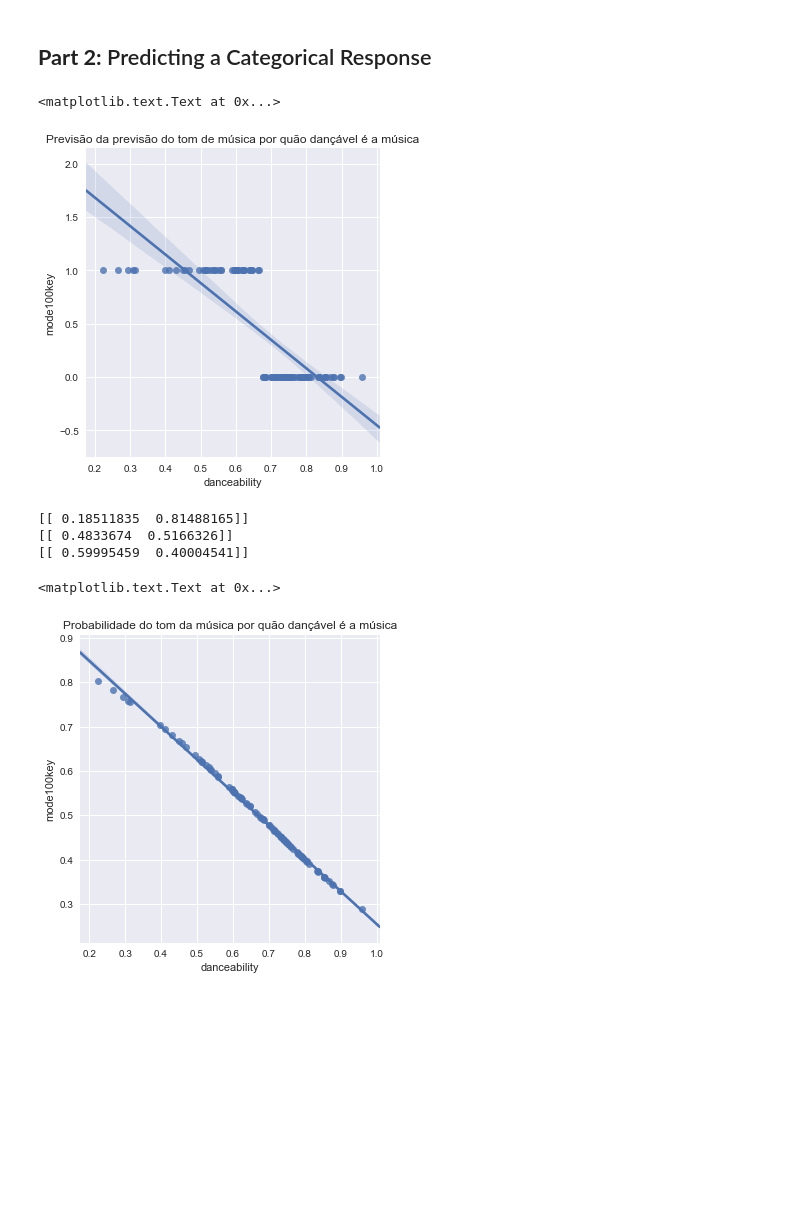
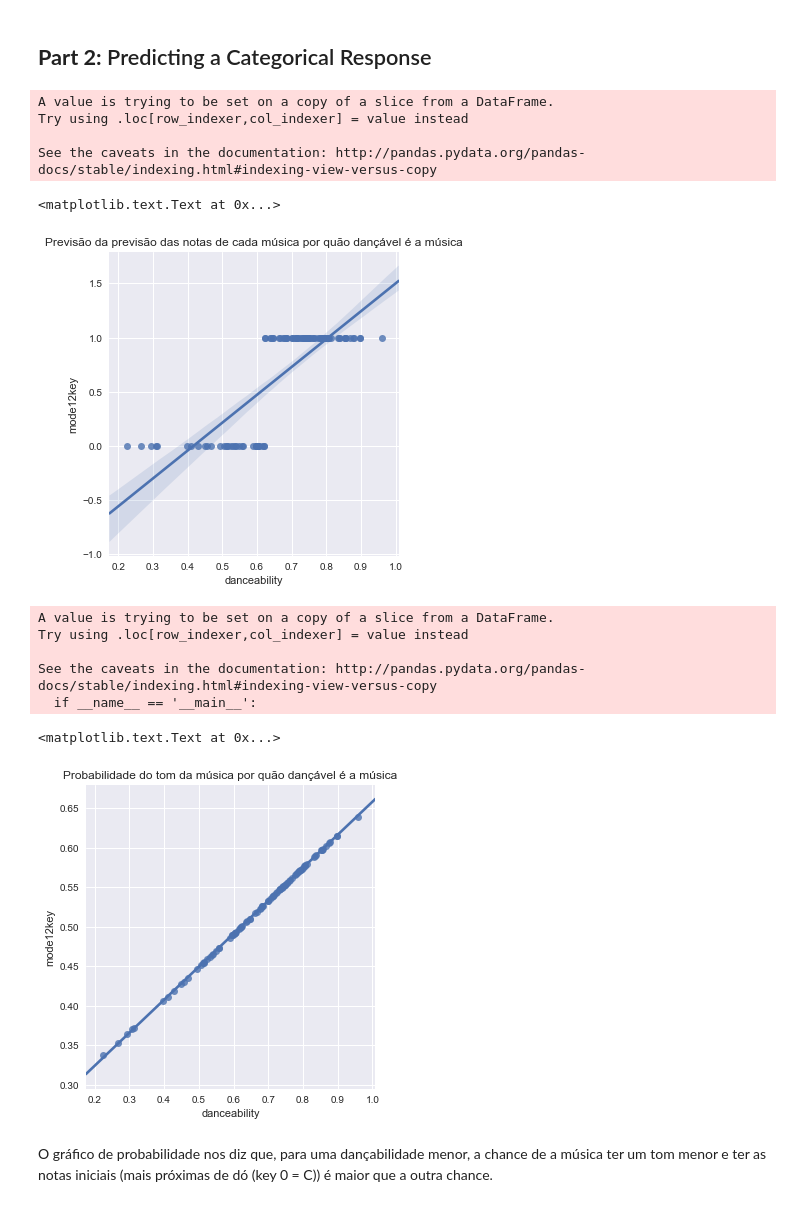
Before and after one commit to R09090909/Projeto3-cd, a Jupyter notebook: Projeto-3-CD-4.0.ipynb, the cells around one changed output. Saved outputs shown, nothing was run; the diff lists cells and outputs as text; code cells hidden in the pictures; blank space fills up the shorter version.

```diff
--- a/Projeto-3-CD-4.0.ipynb
+++ b/Projeto-3-CD-4.0.ipynb
@@ -48,7 +35,3 @@ spotdata['acousticness'] = listaacousticness
 # %% [markdown]
 Dicionário dos dados:
 https://www.kaggle.com/nyartsgnaw/analyzing-gender-differences/data
-# %%
-spotdata['mode100key'] = spotdata['mode'] + spotdata['key']
-spotdata['mode100key'] = np.where(spotdata.mode100key >= spotdata['mode100key'].mean(), 1, 0)
-spotdata.plot(kind = "scatter", x = "danceability", y = "mode100key")
@@ -57,0 +38,8 @@ spotdata.plot(kind = "scatter", x = "danceability", y = "mode100key")
+# %%
+spotdata.notakey = spotdata.key
+spotdata.notakey = spotdata.notakey.astype('category')
+spotdata.notakey.cat.categories = (['C','C♯, D♭','D','D♯, E♭','E','F','F♯, G♭','G','G♯, A♭','A','A♯, B♭','B'])
+
+#tabela de frequência das notas (key)
+#spotdata.energy.value_counts()/100
+pd.crosstab(spotdata.notakey,'Frequências', colnames=['Notas musicais'])
@@ -57,0 +61,12 @@ spotdata.plot(kind = "scatter", x = "danceability", y = "mode100key")
+# %%
+#para o treinamento do computador dos 100 primeiros termos
+spotdata['mode12key'] = spotdata['mode']*12 + spotdata['key']
+
+spotdata['mode12key'] = np.where(spotdata.mode12key >= spotdata['mode12key'].mean(), 1, 0)
+
+#para o teste dos novos termos de 100 a 200
+spotdata['mode12keytreina'] = spotdatatreina['mode']*12 + spotdatatreina['key']
+spotdata['mode12keytreina'] = np.where(spotdata.mode12keytreina >= spotdata['mode12keytreina'].mean(), 1, 0)
+
+#plot do gráfico
+spotdata.plot(kind = "scatter", x = "danceability", y = "mode12key")
@@ -63,35 +98,40 @@ from sklearn.linear_model import LogisticRegression
 logreg = LogisticRegression(C=1e9)
 feature_cols = ['danceability']
 X = spotdata[feature_cols]
-y = spotdata.mode100key
+y = spotdata.mode12key
 logreg.fit(X, y)
-spotdata['mode100key_pred_class'] = logreg.predict(X)
+spotdata['mode12key_pred_class'] = logreg.predict(X)
+# %% [output]
+A value is trying to be set on a copy of a slice from a DataFrame.
+Try using .loc[row_indexer,col_indexer] = value instead
+
+See the caveats in the documentation: http://pandas.pydata.org/pandas-docs/stable/indexing.html#indexing-view-versus-copy
 # %%
-sns.lmplot('danceability','mode100key_pred_class',spotdata)
-plt.title('Previsão da previsão do tom de música por quão dançável é a música')
+sns.lmplot('danceability','mode12key_pred_class',spotdata)
+plt.title('Previsão da previsão das notas de cada música por quão dançável é a música')
 plt.xlabel('danceability')
-plt.ylabel('mode100key')
+plt.ylabel('mode12key')
 # %% [output]
 <matplotlib.text.Text at 0x...>
-[figure, old version]
+[figure, new version]
-# %%
-spotdata['mode100key_pred_prob'] = logreg.predict_proba(X)[:, 1]
-# examine some example predictions
-print(logreg.predict_proba(0.2))
-print(logreg.predict_proba(0.65))
-print(logreg.predict_proba(0.8))
-# %% [output]
-[[ 0.18511835  0.81488165]]
-[[ 0.4833674  0.5166326]]
-[[ 0.59995459  0.40004541]]
+# %%
+spotdata['mode12key_pred_prob'] = logreg.predict_proba(X)[:, 1]
+# %% [output]
+A value is trying to be set on a copy of a slice from a DataFrame.
+Try using .loc[row_indexer,col_indexer] = value instead
+
+See the caveats in the documentation: http://pandas.pydata.org/pandas-docs/stable/indexing.html#indexing-view-versus-copy
+  if __name__ == '__main__':
 # %%
-sns.lmplot(x = 'danceability', y='mode100key_pred_prob', data=spotdata)
+sns.lmplot(x = 'danceability', y='mode12key_pred_prob', data=spotdata)
 plt.title('Probabilidade do tom da música por quão dançável é a música')
 plt.xlabel('danceability')
-plt.ylabel('mode100key')
+plt.ylabel('mode12key')
 # %% [output]
 <matplotlib.text.Text at 0x...>
-[figure, old version]
+[figure, new version]
+# %% [markdown]
+O gráfico de probabilidade nos diz que, para uma dançabilidade menor, a chance de a música ter um tom menor e ter as notas iniciais (mais próximas de dó (key 0 = C)) é maior que a outra chance.
 # %%
 # examine some example predictions
 print(logreg.predict_proba(0.2))
```
Also changed, not shown: parts of 7 cells of this notebook.
